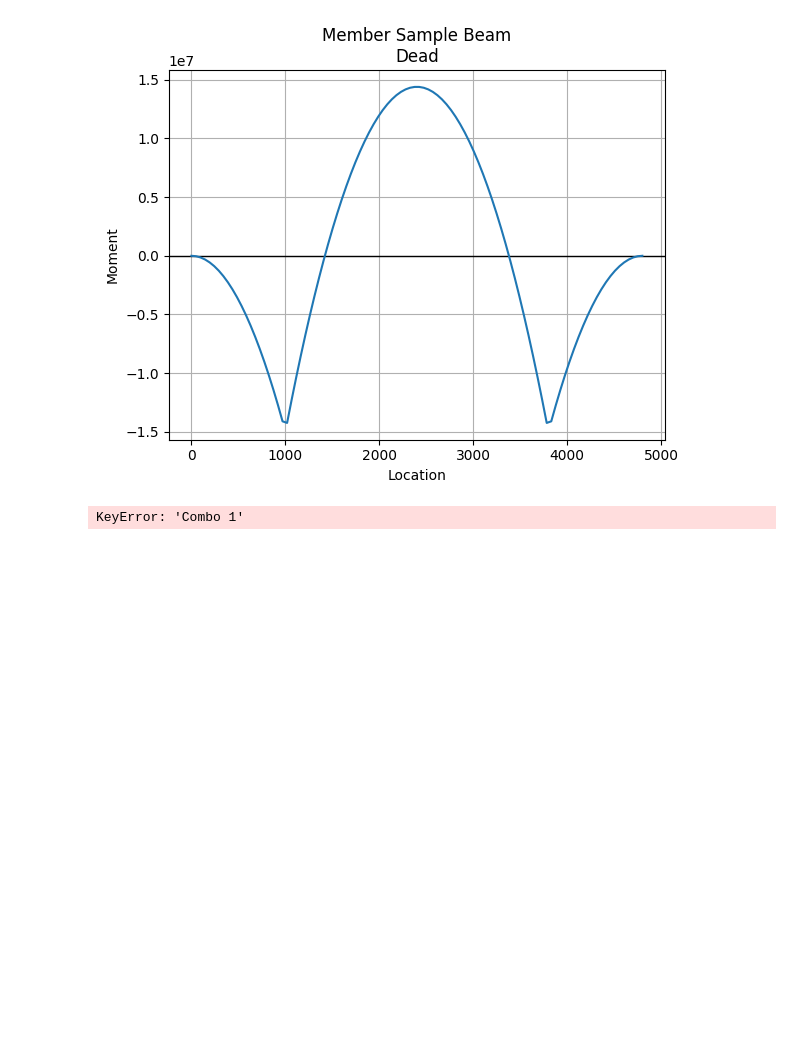
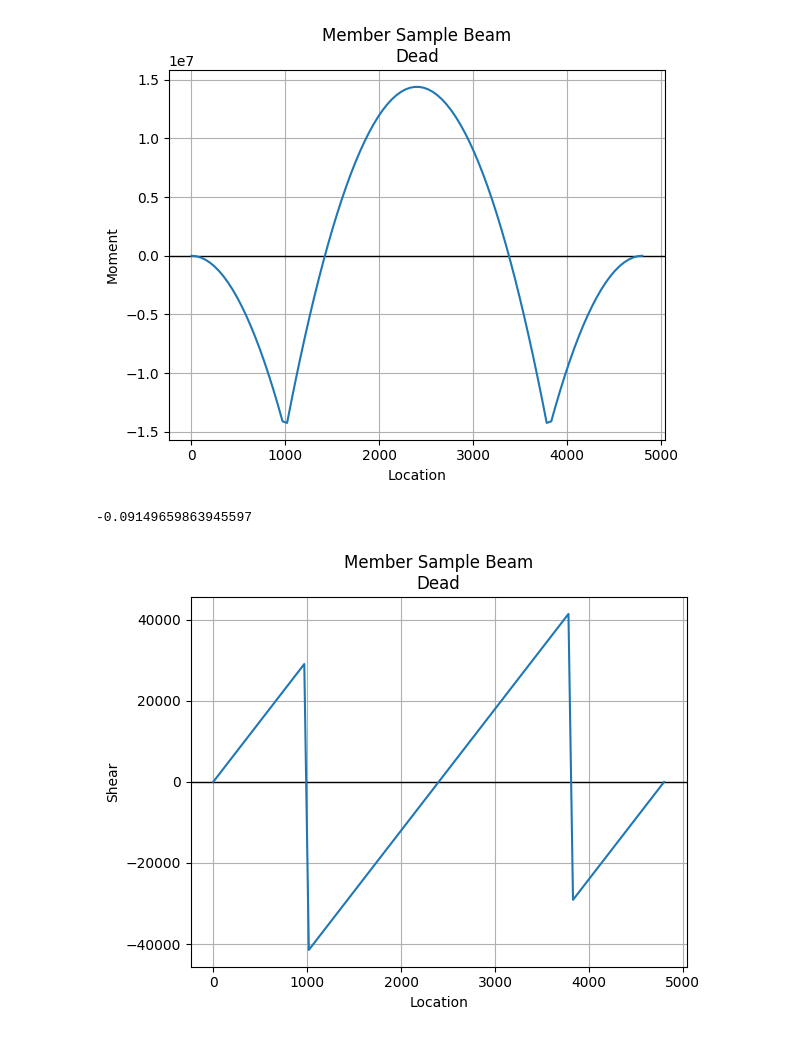
Before and after one commit to anneapen/fea_models, a Jupyter notebook: beam_analysis.ipynb, the cells around one changed output. Cells and saved outputs as stored; diff of their text form; code cells hidden in the pictures; blank space fills up the shorter version.

```diff
--- a/beam_analysis.ipynb
+++ b/beam_analysis.ipynb
@@ -331,6 +331,12 @@ model.Members[data['Name']].plot_moment(Direction="Mz",combo_name='Dead',n_point
 # %% [output]
 [figure]
 # %%
-model.Members[data['Name']].plot_shear(Direction="Fy", n_points=100)
+m1_member = model.Members[data['Name']]
+delta=m1_member.min_deflection(Direction="dy",combo_name='Dead')
+print(delta)
 # %% [output]
-KeyError: 'Combo 1'
+-0.09149659863945597
+# %%
+model.Members[data['Name']].plot_shear(Direction="Fy",combo_name='Dead',n_points=100)
+# %% [output]
+[figure, added]
```
